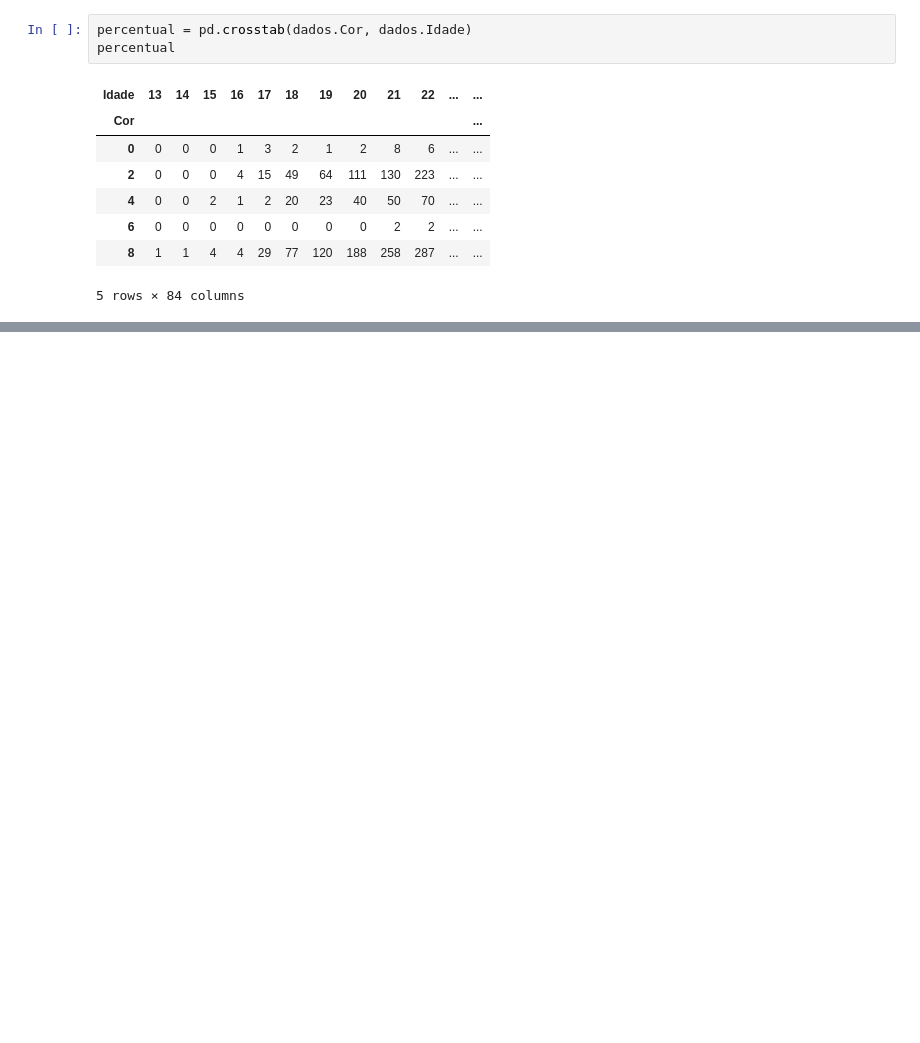
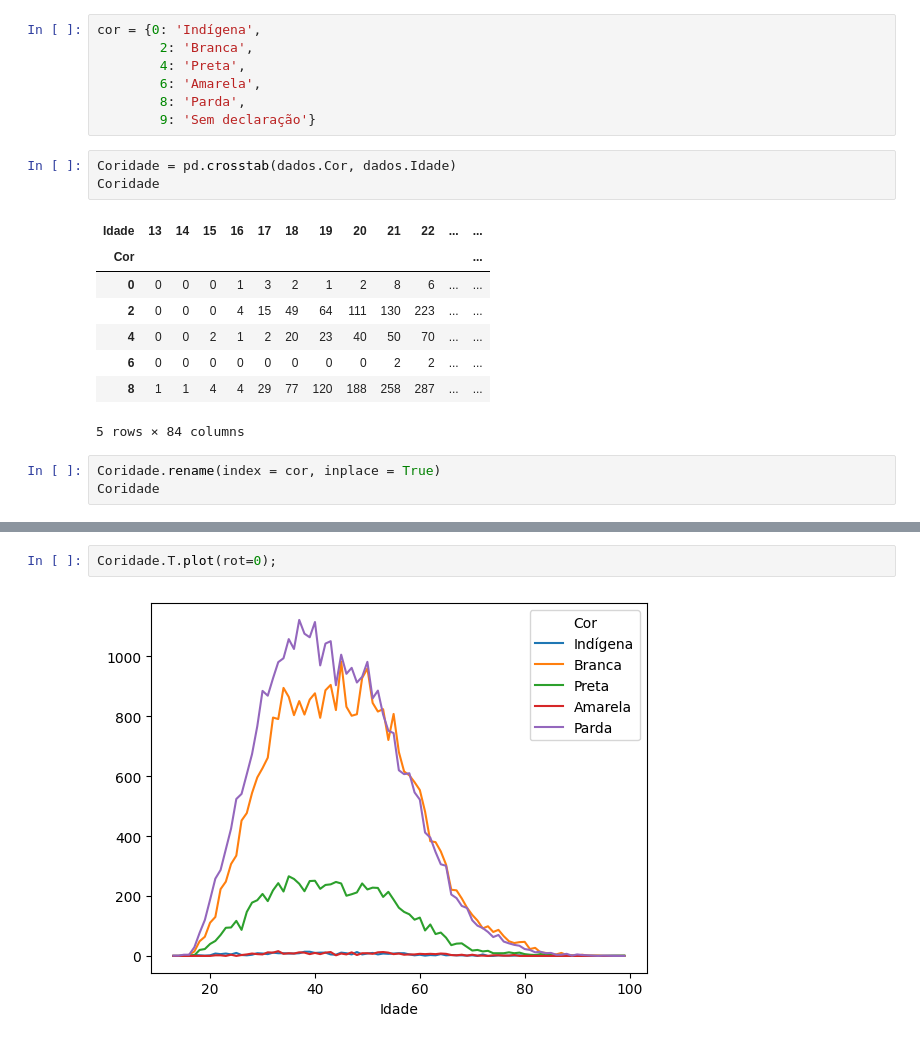
Before and after one commit to NewKanvas/Senac, a Jupyter notebook: IPython/Aula07.ipynb, the cells around one changed output, grey strips where cells are left out. Drawn from its saved outputs; the diff is of its cells as text; blank space fills up the shorter version.

```diff
--- a/IPython/Aula07.ipynb
+++ b/IPython/Aula07.ipynb
@@ -574,9 +574,16 @@ dist_freq_qualitativasIdade
 | 14 | 1 | 0.001301 |
 | 99 | 1 | 0.001301 |
 84 rows × 2 columns
+# %%
+cor = {0: 'Indígena',
+        2: 'Branca',
+        4: 'Preta',
+        6: 'Amarela',
+        8: 'Parda',
+        9: 'Sem declaração'}
 # %%
-percentual = pd.crosstab(dados.Cor, dados.Idade)
-percentual
+Coridade = pd.crosstab(dados.Cor, dados.Idade)
+Coridade
 # %% [output]
 | Idade | 13 | 14 | 15 | 16 | 17 | 18 | 19 | 20 | 21 | 22 | ... | ... |
 | Cor |  |  |  |  |  |  |  |  |  |  |  | ... |
@@ -586,3 +593,6 @@ percentual
 | 6 | 0 | 0 | 0 | 0 | 0 | 0 | 0 | 0 | 2 | 2 | ... | ... |
 | 8 | 1 | 1 | 4 | 4 | 29 | 77 | 120 | 188 | 258 | 287 | ... | ... |
 5 rows × 84 columns
+# %%
+Coridade.rename(index = cor, inplace = True)
+Coridade
@@ -588,0 +608,4 @@ percentual
+# %%
+Coridade.T.plot(rot=0);
+# %% [output]
+[figure, added]
```
Also changed, not shown: parts of 1 cell of this notebook, 1 other file.
